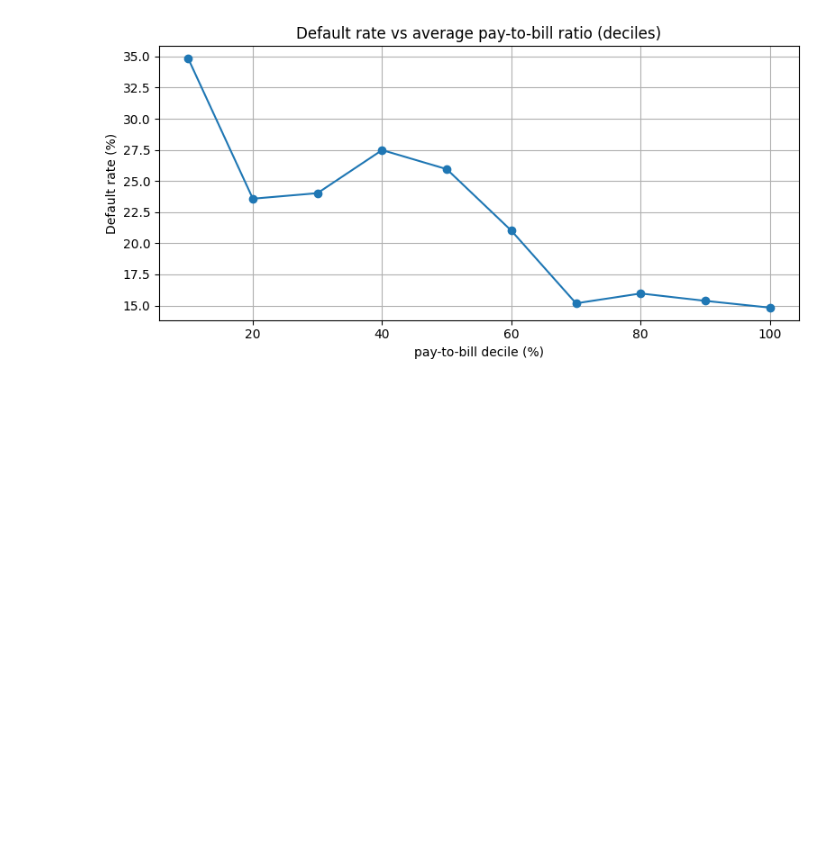
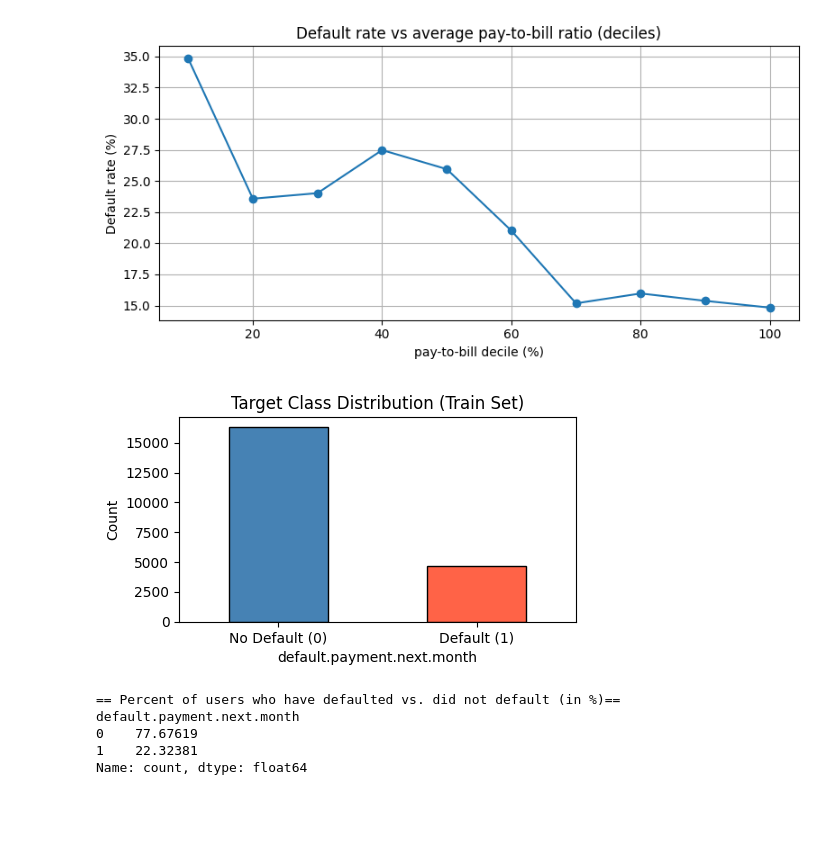
Before and after one commit to moraesand/hw5_cpsc330, a Jupyter notebook: hw5.ipynb, the cells around one changed output. Cells and saved outputs as stored; diff of their text form; code cells hidden in the pictures; blank space fills up the shorter version.

```diff
--- a/hw5.ipynb
+++ b/hw5.ipynb
@@ -384,6 +378,25 @@ plt.tight_layout()
 plt.show()
 # %% [output]
 [figure]
+# %%
+# Visualization 3
+fig, ax = plt.subplots(figsize=(5, 3))
+y_train.value_counts().plot(kind='bar', ax=ax, color=['steelblue', 'tomato'], edgecolor='black')
+ax.set_xticklabels(['No Default (0)', 'Default (1)'], rotation=0)
+ax.set_ylabel('Count')
+ax.set_title('Target Class Distribution (Train Set)')
+plt.tight_layout()
+plt.show()
+print("== Percent of users who have defaulted vs. did not default (in %)==")
+s = 100*(y_train.value_counts() / len(y_train))
+print(s)
+# %% [output]
+[figure, added]
+== Percent of users who have defaulted vs. did not default (in %)==
+default.payment.next.month
+0    77.67619
+1    22.32381
+Name: count, dtype: float64
 # %%
 ...
 # %%
```
Also changed, not shown: parts of 51 cells of this notebook.
